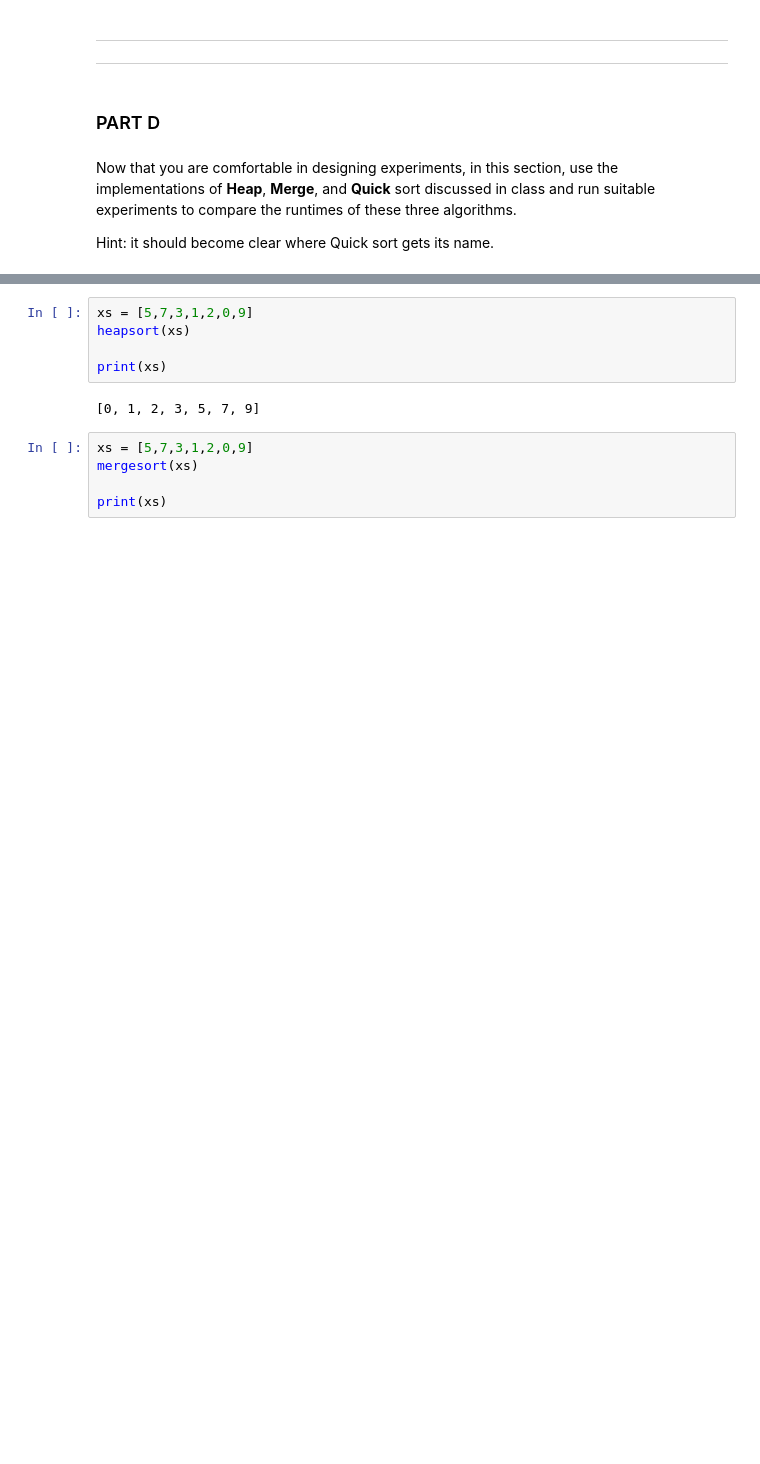
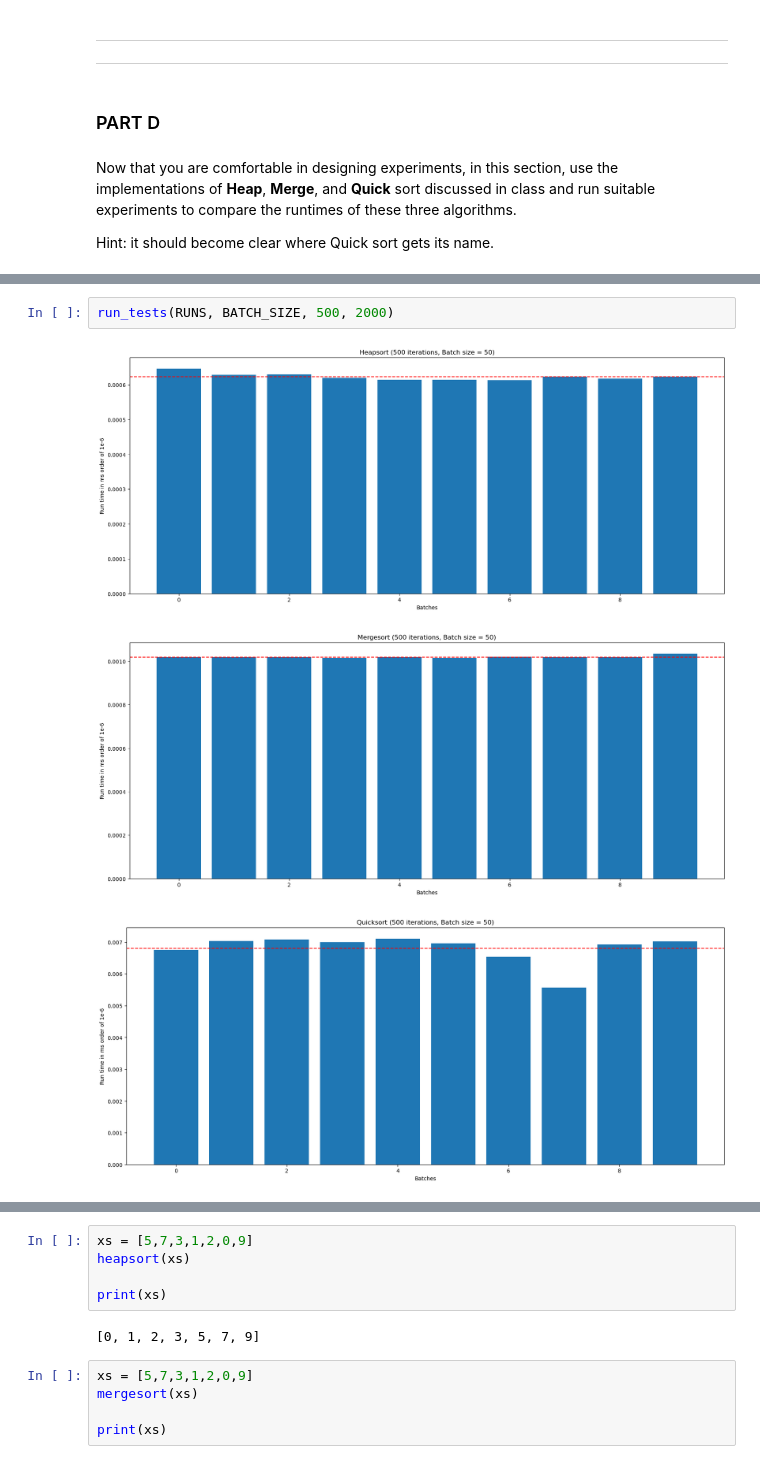
Before and after one commit to Faizanm0389/2XC3-GROUP, a Jupyter notebook: Lab_II_1.ipynb, the cells around one changed output, grey strips where cells are left out. Saved outputs shown, nothing was run; the diff lists cells and outputs as text; blank space fills up the shorter version.

```diff
--- a/Lab_II_1.ipynb
+++ b/Lab_II_1.ipynb
@@ -901,0 +920,6 @@ In this section, provide a detailed outline of:
+# %%
+run_tests(RUNS, BATCH_SIZE, 500, 2000)
+# %% [output]
+[figure, added]
+[figure, added]
+[figure, added]
```
Also changed, not shown: parts of 24 cells of this notebook.
